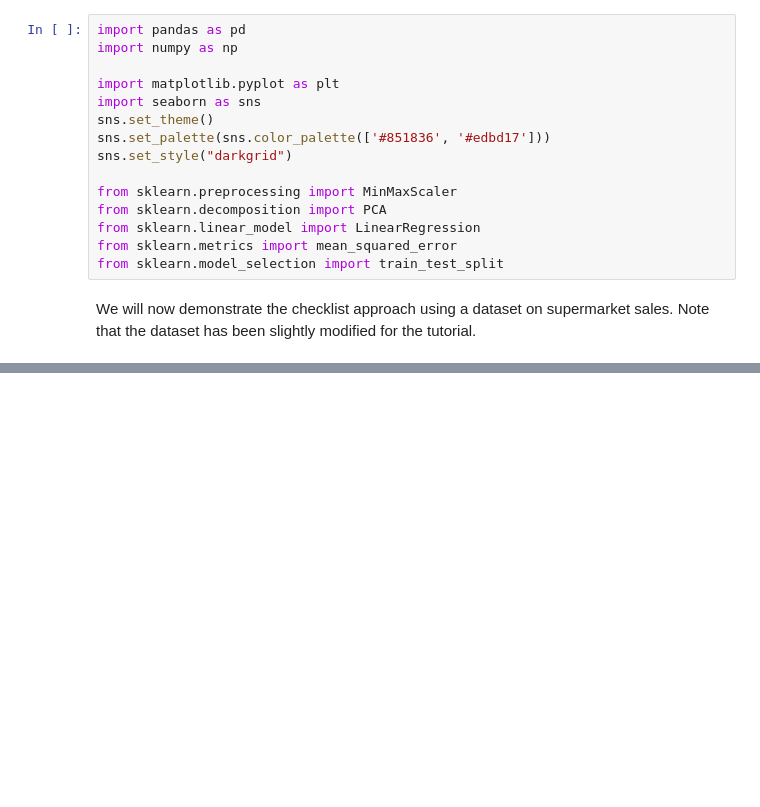
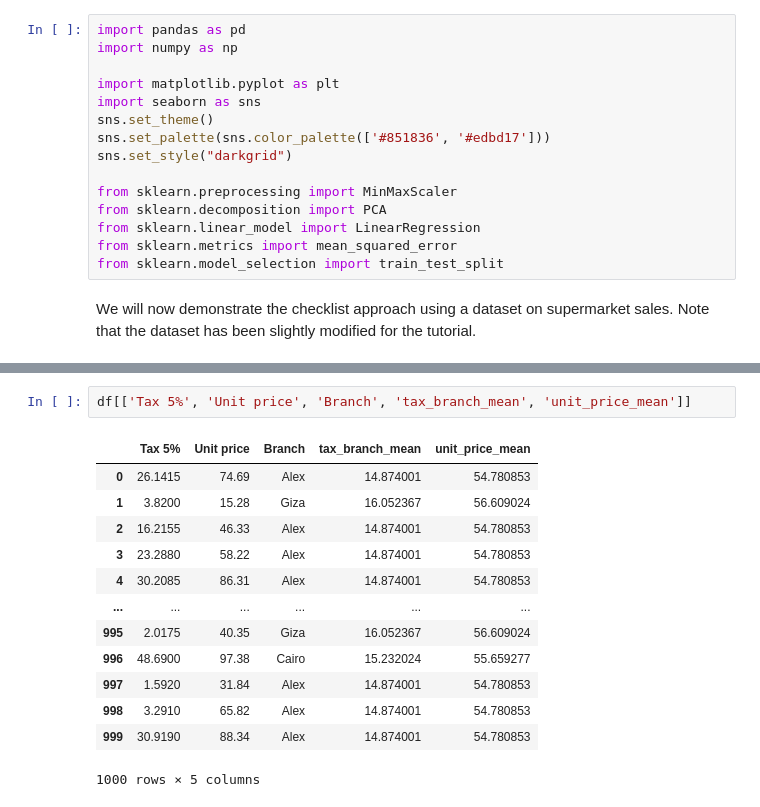
Before and after one commit to crdcamp/ml-learning-linear-regression-feature-engineering, a Jupyter notebook: feature_engineering_intro.ipynb, the cells around one changed output, grey strips where cells are left out. Cells and saved outputs as stored; diff of their text form; blank space fills up the shorter version.

```diff
--- a/feature_engineering_intro.ipynb
+++ b/feature_engineering_intro.ipynb
@@ -58,0 +110,16 @@ df.head()
+# %%
+df[['Tax 5%', 'Unit price', 'Branch', 'tax_branch_mean', 'unit_price_mean']]
+# %% [output]
+|  | Tax 5% | Unit price | Branch | tax_branch_mean | unit_price_mean |
+| 0 | 26.1415 | 74.69 | Alex | 14.874001 | 54.780853 |
+| 1 | 3.8200 | 15.28 | Giza | 16.052367 | 56.609024 |
+| 2 | 16.2155 | 46.33 | Alex | 14.874001 | 54.780853 |
+| 3 | 23.2880 | 58.22 | Alex | 14.874001 | 54.780853 |
+| 4 | 30.2085 | 86.31 | Alex | 14.874001 | 54.780853 |
+| ... | ... | ... | ... | ... | ... |
+| 995 | 2.0175 | 40.35 | Giza | 16.052367 | 56.609024 |
+| 996 | 48.6900 | 97.38 | Cairo | 15.232024 | 55.659277 |
+| 997 | 1.5920 | 31.84 | Alex | 14.874001 | 54.780853 |
+| 998 | 3.2910 | 65.82 | Alex | 14.874001 | 54.780853 |
+| 999 | 30.9190 | 88.34 | Alex | 14.874001 | 54.780853 |
+1000 rows × 5 columns
```
Also changed, not shown: parts of 6 cells of this notebook.
